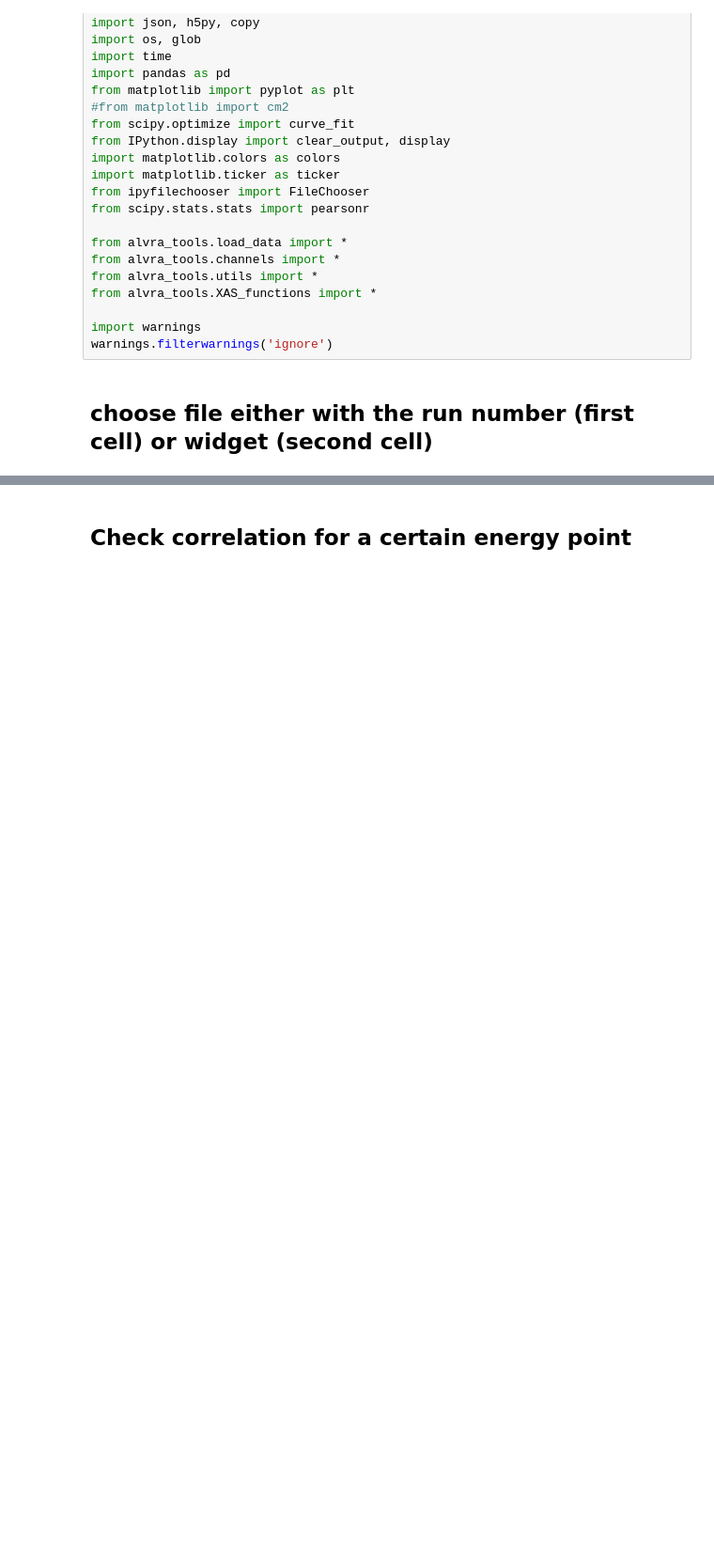
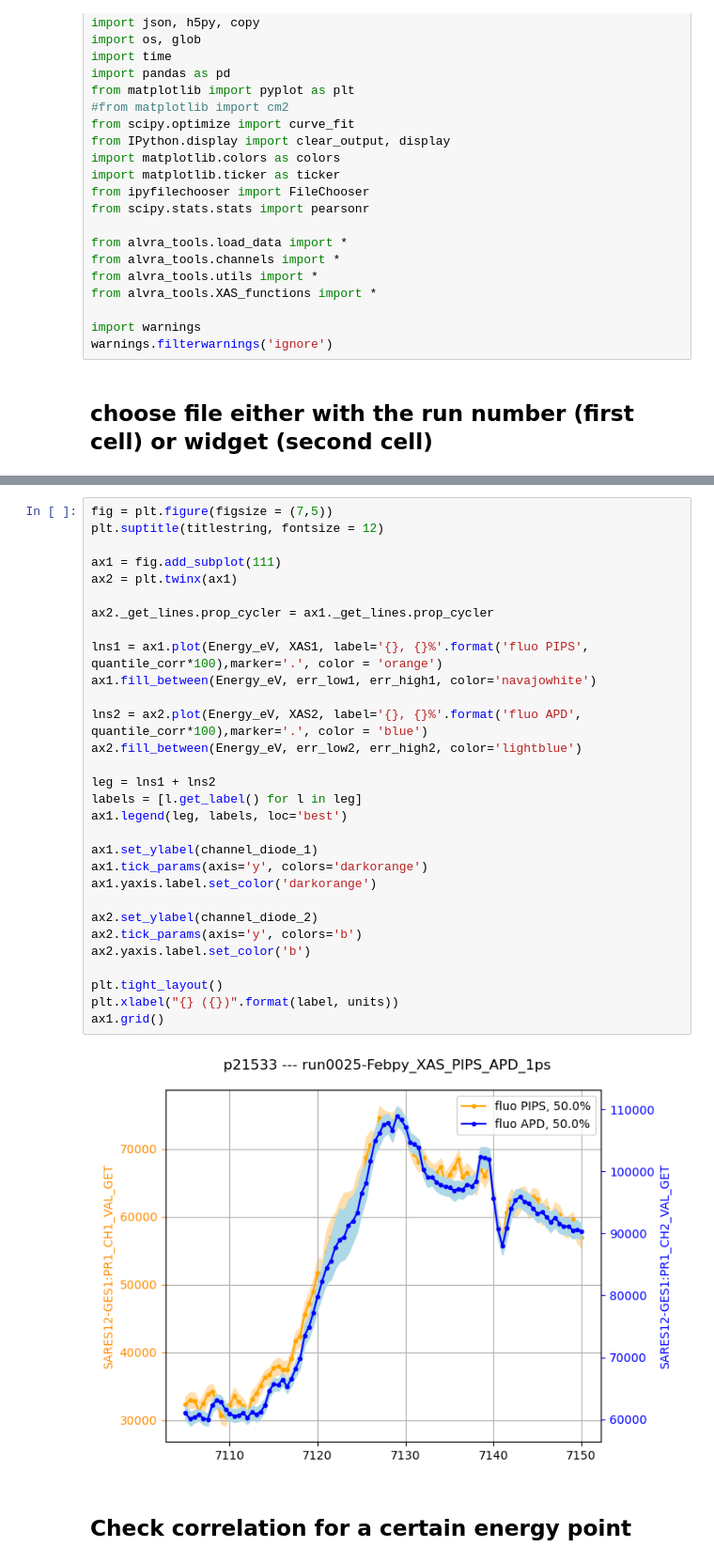
Before and after one commit to paulscherrerinstitute/alvra_beamline_scripts, a Jupyter notebook: XANES_static.ipynb, the cells around one changed output, grey strips where cells are left out. Shown at 94% size. Cells and saved outputs as stored; diff of their text form; blank space fills up the shorter version.

```diff
--- a/XANES_static.ipynb
+++ b/XANES_static.ipynb
@@ -107,3 +144,35 @@ plt.show()
+# %%
+fig = plt.figure(figsize = (7,5))
+plt.suptitle(titlestring, fontsize = 12)
+
+ax1 = fig.add_subplot(111)
+ax2 = plt.twinx(ax1)
+
+ax2._get_lines.prop_cycler = ax1._get_lines.prop_cycler
+
+lns1 = ax1.plot(Energy_eV, XAS1, label='{}, {}%'.format('fluo PIPS', quantile_corr*100),marker='.', color = 'orange')
+ax1.fill_between(Energy_eV, err_low1, err_high1, color='navajowhite')
+
+lns2 = ax2.plot(Energy_eV, XAS2, label='{}, {}%'.format('fluo APD', quantile_corr*100),marker='.', color = 'blue')
+ax2.fill_between(Energy_eV, err_low2, err_high2, color='lightblue')
+
+leg = lns1 + lns2
+labels = [l.get_label() for l in leg]
+ax1.legend(leg, labels, loc='best')
+
+ax1.set_ylabel(channel_diode_1)
+ax1.tick_params(axis='y', colors='darkorange')
+ax1.yaxis.label.set_color('darkorange')
+
+ax2.set_ylabel(channel_diode_2)
+ax2.tick_params(axis='y', colors='b')
+ax2.yaxis.label.set_color('b')
+
+plt.tight_layout()
+plt.xlabel("{} ({})".format(label, units))
+ax1.grid()
+# %% [output]
+[figure, added]
 # %% [markdown]
 ## Check correlation for a certain energy point
 # %%
```
Also changed, not shown: parts of 5 cells of this notebook, 1 other file.
